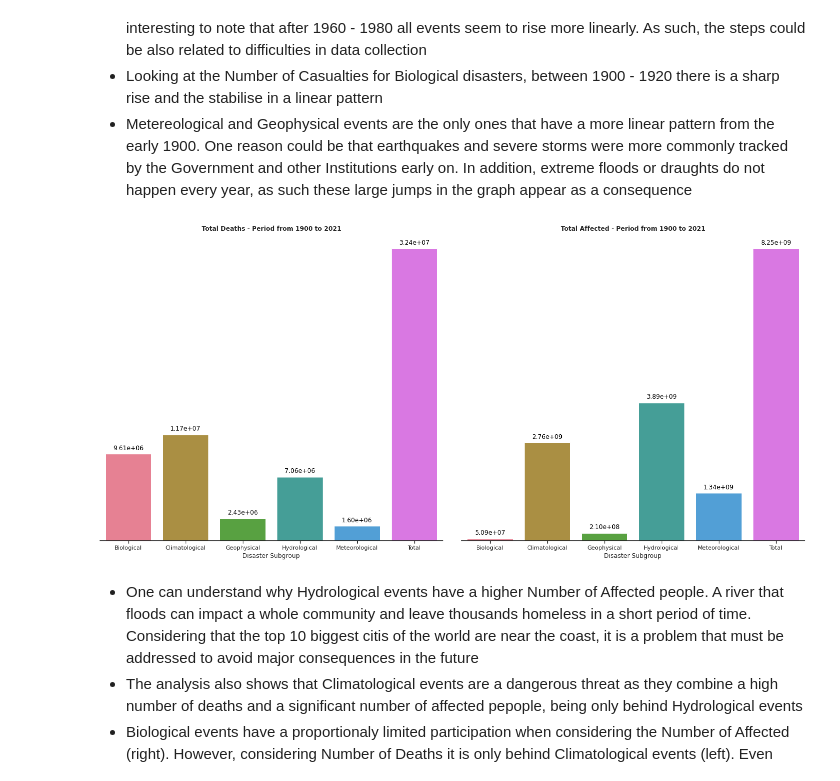
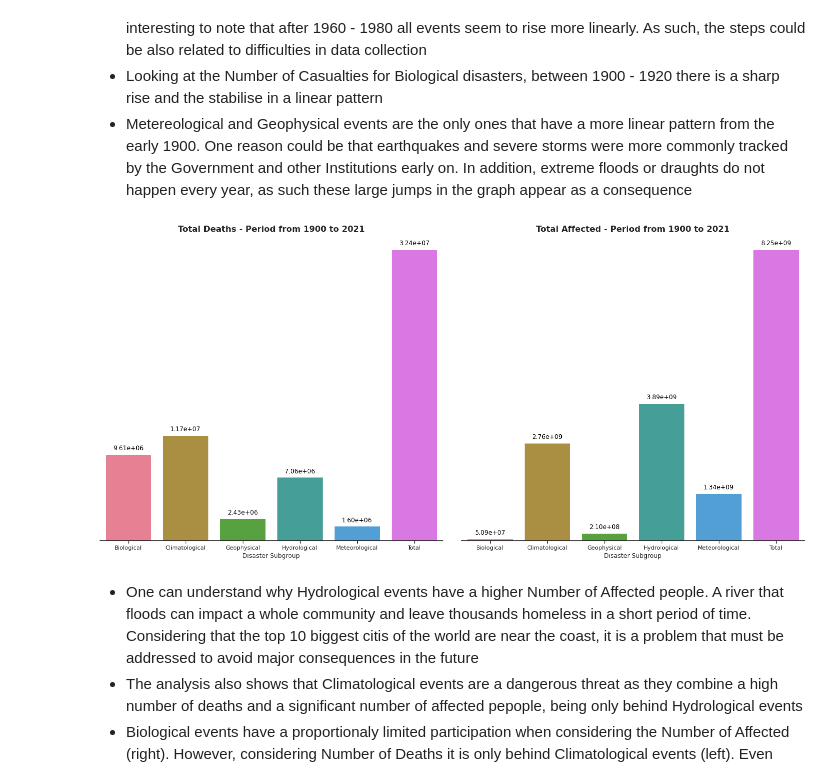
Before and after one commit to negrinij/EDA, a Jupyter notebook: EM-DAT/eda-natural-disasters.ipynb, the cells around one changed output. Cells and saved outputs as stored; diff of their text form; code cells hidden in the pictures.

```diff
--- a/EM-DAT/eda-natural-disasters.ipynb
+++ b/EM-DAT/eda-natural-disasters.ipynb
@@ -338,0 +355,32 @@ Note to self: **Create a graph to visualise the number of natural disasters subt
+# %%
+NDYears = nd.loc[:,['Year','Disaster Type']]
+NDYears = NDYears[(NDYears['Year'] <= 2020)]
+NDYears = NDYears.groupby(['Year','Disaster Type']).size().to_frame('Count').reset_index()
+Disaster_list = ['Flood', 'Storm','Landslide','Earthquake','Drought', 'Epidemic',
+                 'Volcanic activity', 'Mass movement (dry)',
+                 'Wildfire', 'Insect infestation', 'Extreme temperature']
+
+
+for i in Disaster_list:
+    plt.figure(figsize=(20,8))
+
+    df = NDYears[NDYears['Disaster Type'] == i]
+    mean5Years = df.iloc[-5:,2].mean()
+
+    ax = sns.barplot(data=df, x='Year', y = 'Count')
+
+    ax.axhline(mean5Years, ls='--', c = 'b')
+    ax.text(1,(mean5Years),"Mean of previous 5 Years",
+            bbox=dict(facecolor='white', edgecolor='none'))
+    ax.set_title("Number Disaster Types since 1900: " + i, fontsize = 16,weight = 'bold');
+    ax.set_xlabel('Year')
+    ax.set_ylabel('Number of Natural Disasters')
+
+    plt.xticks(rotation=90,fontsize = 12)
+
+    for label in ax.get_xticklabels():
+        if np.int(label.get_text()) % 5 == 0:
+            label.set_visible(True)
+        else:
+            label.set_visible(False)
+    plt.show()
@@ -378,35 +442,35 @@ nd_deaths = nd_deaths.groupby(['Disaster Subgroup']).sum().reset_index()
 nd_deaths['Death%'] = 100*(nd_deaths['Total Deaths'].div(nd_deaths['Total Deaths'].sum()))
 nd_deaths['Affected%'] = 100*(nd_deaths['Total Affected'].div(nd_deaths['Total Affected'].sum()))
 total_row = {'Disaster Subgroup':'Total',
              'Total Deaths':nd_deaths['Total Deaths'].sum(),
              'Total Affected':nd_deaths['Total Affected'].sum()}
 
 nd_deaths = nd_deaths.append(total_row,ignore_index=True)
 nd_deaths['DeathRatio'] = nd_deaths['Total Deaths'].div(nd_deaths['Total Affected'])
 
 fig, axarr = plt.subplots(1, 2, figsize=(20, 10))
 
 sns.despine(top=True, right=True, left=True, bottom=False)
 
 dfs = list(['Total Deaths','Total Affected'])
 z = 0
 
 for i in dfs:
     ax = sns.barplot(data=nd_deaths, x='Disaster Subgroup', y = i ,ax=axarr[z], palette = "husl")
 
     for p in ax.patches:
         ax.annotate("%s" % ("{:.2e}".format(p.get_height())), (p.get_x() + p.get_width() / 2., abs(p.get_height())),
         ha='center', va='bottom', color='black', xytext=(0, 5),rotation = 'horizontal',textcoords='offset points')
 
     axarr[z].set(yticklabels=[])
     axarr[z].axes.get_yaxis().set_visible(False)
-    axarr[z].set_title(i + " - Period from 1900 to 2021",fontsize = 12,weight = 'bold')
+    axarr[z].set_title(i + " - Period from 1900 to 2021",fontsize = 16,weight = 'bold')
     z +=1
 
 fig.tight_layout(pad=3.0)
 plt.show()
 # %% [output]
-[figure, old version]
+[figure, new version]
 # %% [markdown]
 * One can understand why Hydrological events have a higher Number of Affected people. A river that floods can impact a whole community and leave thousands homeless in a short period of time. Considering that the top 10 biggest citis of the world are near the coast, it is a problem that must be addressed to avoid major consequences in the future
 * The analysis also shows that Climatological events are a dangerous threat as they combine a high number of deaths and a significant number of affected pepople, being only behind Hydrological events
```
Also changed, not shown: parts of 18 cells of this notebook.
